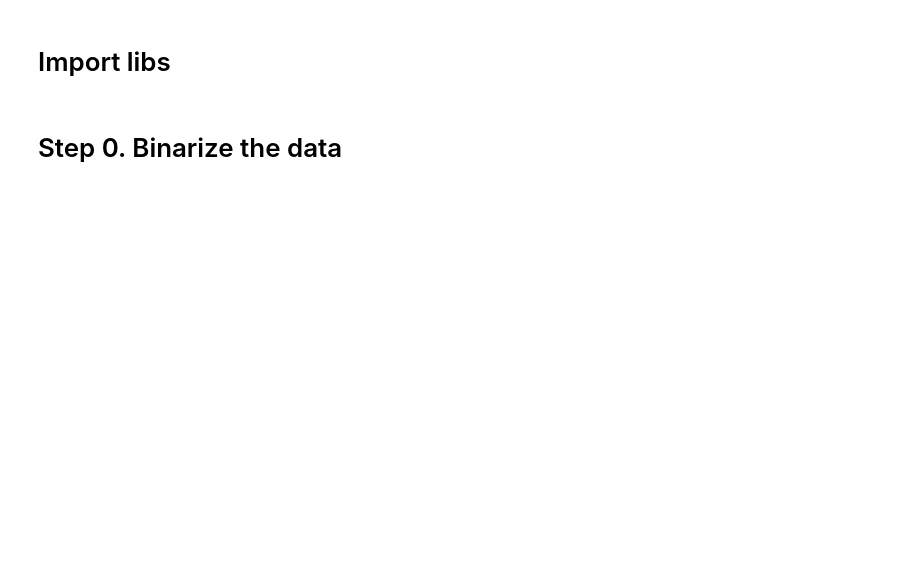
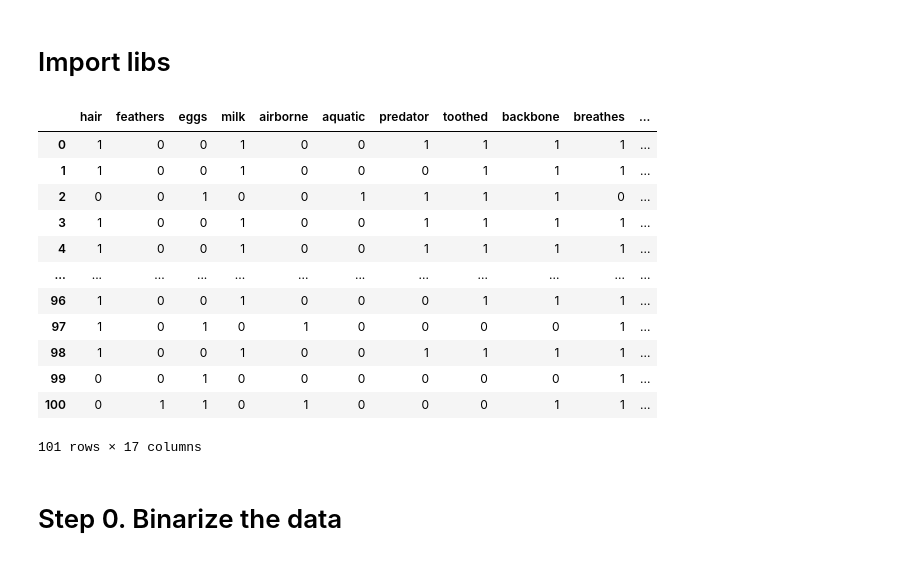
Before and after one commit to davinci17/Neural_FCA, a Jupyter notebook: neural_FCA_zoo_dataset.ipynb, the cells around one changed output. Cells and saved outputs as stored; diff of their text form; code cells hidden in the pictures; blank space fills up the shorter version.

```diff
--- a/neural_FCA_zoo_dataset.ipynb
+++ b/neural_FCA_zoo_dataset.ipynb
@@ -25,11 +25,26 @@ import neural_lib as nl
 # %%
 # fetch dataset
 zoo = fetch_ucirepo(id=111)
 
 # data (as pandas dataframes)
 feature = zoo.data.features
 target = zoo.data.targets
 zoo = pd.concat([feature, target], axis=1)
+zoo
+# %% [output]
+|  | hair | feathers | eggs | milk | airborne | aquatic | predator | toothed | backbone | breathes | ... |
+| 0 | 1 | 0 | 0 | 1 | 0 | 0 | 1 | 1 | 1 | 1 | ... |
+| 1 | 1 | 0 | 0 | 1 | 0 | 0 | 0 | 1 | 1 | 1 | ... |
+| 2 | 0 | 0 | 1 | 0 | 0 | 1 | 1 | 1 | 1 | 0 | ... |
+| 3 | 1 | 0 | 0 | 1 | 0 | 0 | 1 | 1 | 1 | 1 | ... |
+| 4 | 1 | 0 | 0 | 1 | 0 | 0 | 1 | 1 | 1 | 1 | ... |
+| ... | ... | ... | ... | ... | ... | ... | ... | ... | ... | ... | ... |
+| 96 | 1 | 0 | 0 | 1 | 0 | 0 | 0 | 1 | 1 | 1 | ... |
+| 97 | 1 | 0 | 1 | 0 | 1 | 0 | 0 | 0 | 0 | 1 | ... |
+| 98 | 1 | 0 | 0 | 1 | 0 | 0 | 1 | 1 | 1 | 1 | ... |
+| 99 | 0 | 0 | 1 | 0 | 0 | 0 | 0 | 0 | 0 | 1 | ... |
+| 100 | 0 | 1 | 1 | 0 | 1 | 0 | 0 | 0 | 1 | 1 | ... |
+101 rows × 17 columns
 # %% [markdown]
 # Step 0. Binarize the data
 # %%
```
Also changed, not shown: parts of 11 cells of this notebook, 5 other files.
